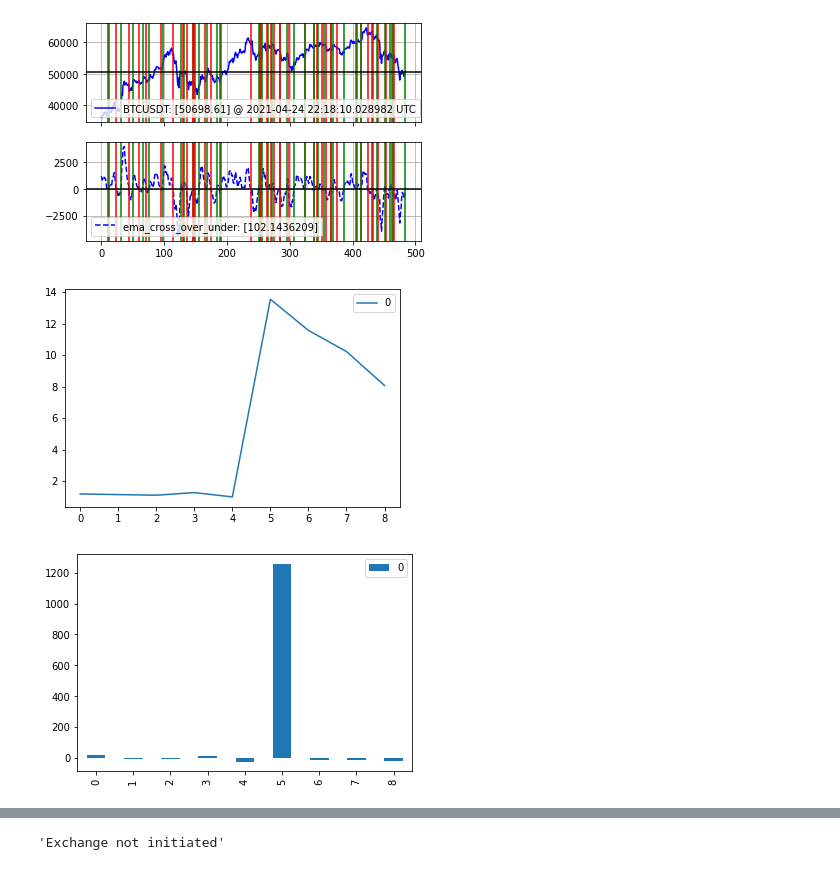
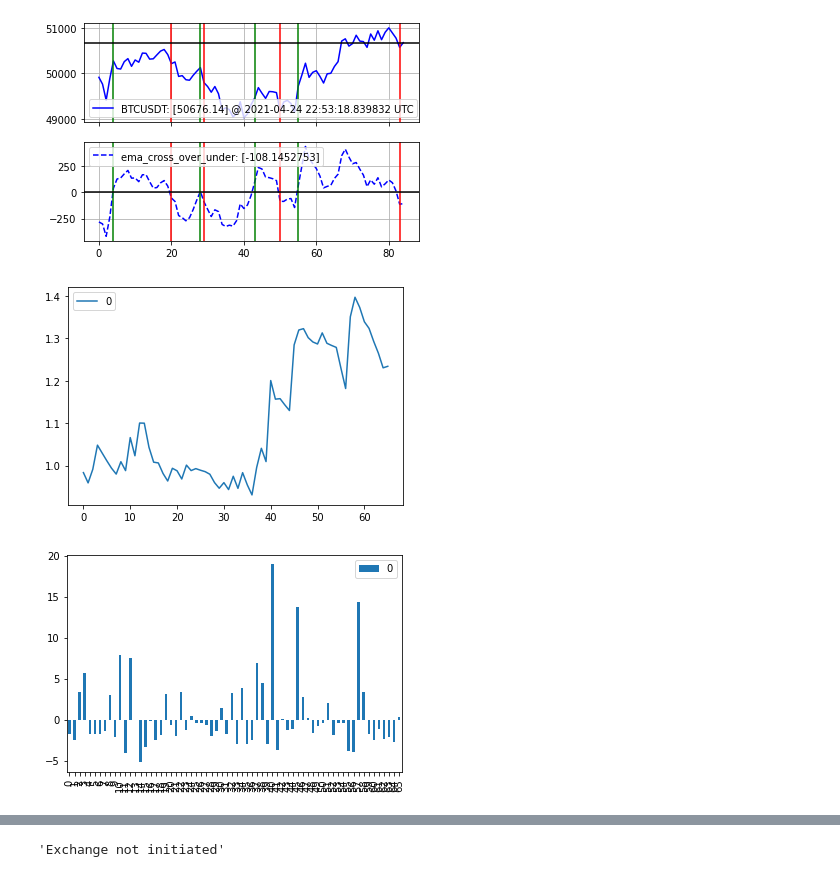
Before and after one commit to s260895/crypto_perpetual_futures_trader, a Jupyter notebook: notebook.ipynb, the cells around one changed output, grey strips where cells are left out. Drawn from its saved outputs; the diff is of its cells as text; code cells hidden in the pictures.

```diff
--- a/notebook.ipynb
+++ b/notebook.ipynb
@@ -857,11 +857,11 @@ exchange = ccxt.binance({
 
 markets = exchange.load_markets()
 
-get_strat_price_ti_plot(strat='ema_cross_over_under',strat_params={'fast_ema':3,'slow_ema':13},symbol='BTCUSDT',interval='4h',candles=500,exchange=exchange)
+get_strat_price_ti_plot(strat='ema_cross_over_under',strat_params={'fast_ema':3,'slow_ema':13},symbol='BTCUSDT',interval='15m',candles=100,exchange=exchange)
 # %% [output]
-[figure, old version]
+[figure, new version]
 # %%
-get_strat_performance(strat='ema_cross_over_under',leverage=1,strat_params={'fast_ema':10,'slow_ema':40},interval='1d',symbol='DOGEUSDT',candles=500,exchange=exchange)
+get_strat_performance(strat='ema_cross_over_under',leverage=1,strat_params={'fast_ema':3,'slow_ema':13},interval='15m',symbol='DOGEUSDT',candles=500,exchange=exchange)
 # %% [output]
-[figure, old version]
+[figure, new version]
-[figure, old version]
+[figure, new version]
```
Also changed, not shown: parts of 2 cells of this notebook.
